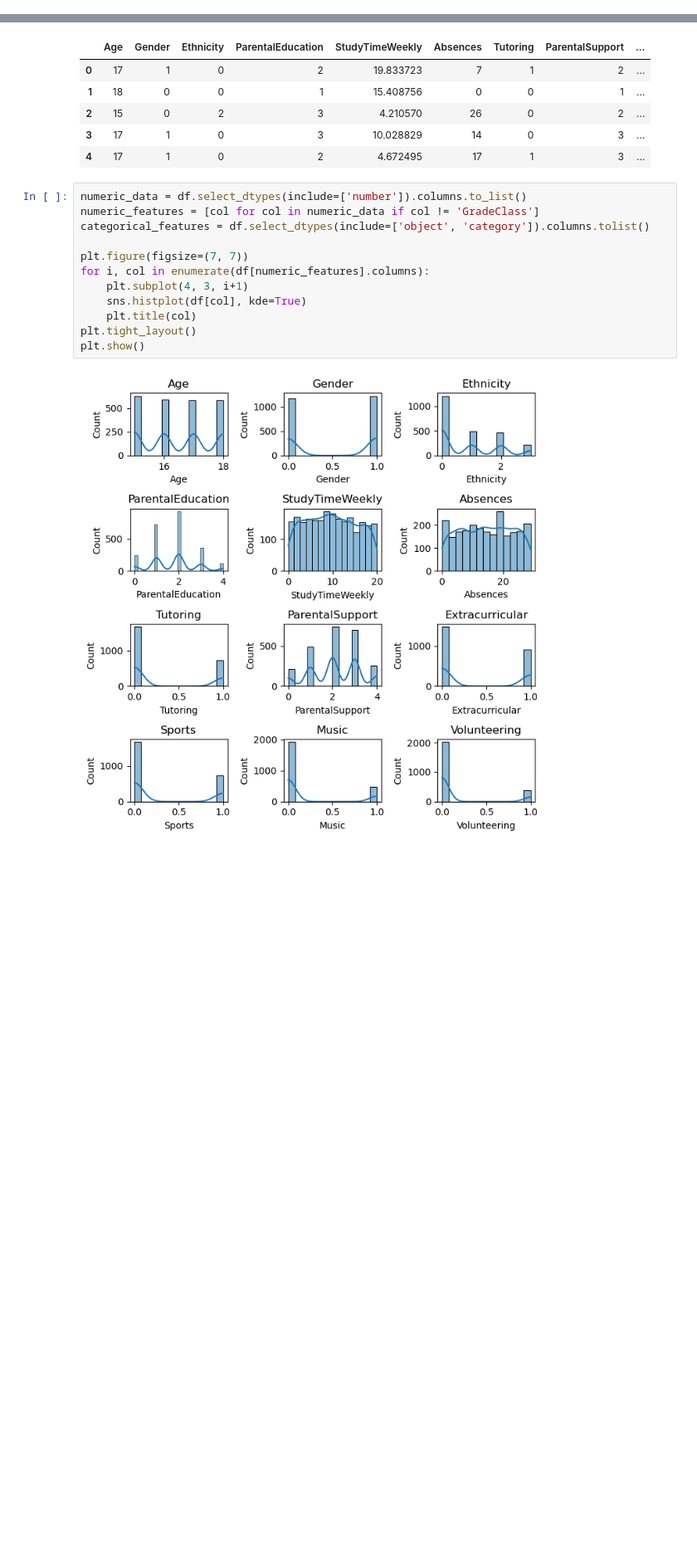
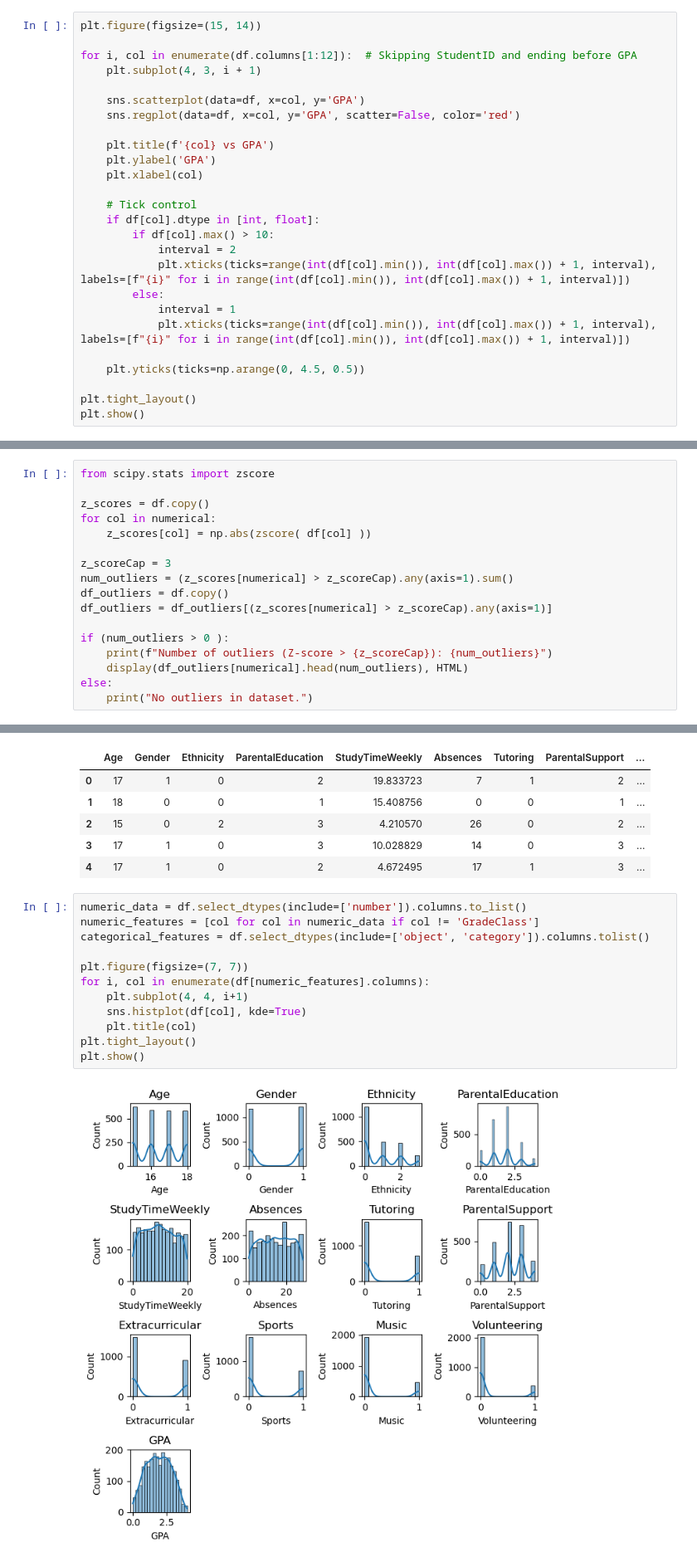
Before and after one commit to CantCode29/MLG382ProjectFolder, a Jupyter notebook: notebooks/BrightAcademyGradeAnalysisAndPredictionNoteBook.ipynb, the cells around one changed output, grey strips where cells are left out. Shown at 83% size. Cells and saved outputs as stored; diff of their text form; blank space fills up the shorter version.

```diff
--- a/notebooks/BrightAcademyGradeAnalysisAndPredictionNoteBook.ipynb
+++ b/notebooks/BrightAcademyGradeAnalysisAndPredictionNoteBook.ipynb
@@ -352,3 +439,29 @@ plt.title('Bar plot showing Absences against parental Support')
 # %% [output]
 Text(0.5, 1.0, 'Bar plot showing Absences against parental Support')
 [figure]
+# %%
+plt.figure(figsize=(15, 14))
+
+for i, col in enumerate(df.columns[1:12]):  # Skipping StudentID and ending before GPA
+    plt.subplot(4, 3, i + 1)
+
+    sns.scatterplot(data=df, x=col, y='GPA')
+    sns.regplot(data=df, x=col, y='GPA', scatter=False, color='red')
+
+    plt.title(f'{col} vs GPA')
+    plt.ylabel('GPA')
+    plt.xlabel(col)
+
+    # Tick control
+    if df[col].dtype in [int, float]:
+        if df[col].max() > 10:
+            interval = 2
+            plt.xticks(ticks=range(int(df[col].min()), int(df[col].max()) + 1, interval), labels=[f"{i}" for i in range(int(df[col].min()), int(df[col].max()) + 1, interval)])
+        else:
+            interval = 1
+            plt.xticks(ticks=range(int(df[col].min()), int(df[col].max()) + 1, interval), labels=[f"{i}" for i in range(int(df[col].min()), int(df[col].max()) + 1, interval)])
+
+    plt.yticks(ticks=np.arange(0, 4.5, 0.5))
+
+plt.tight_layout()
+plt.show()
@@ -403,0 +522,17 @@ dtype: int64
+# %%
+from scipy.stats import zscore
+
+z_scores = df.copy()
+for col in numerical:
+    z_scores[col] = np.abs(zscore( df[col] ))
+
+z_scoreCap = 3
+num_outliers = (z_scores[numerical] > z_scoreCap).any(axis=1).sum()
+df_outliers = df.copy()
+df_outliers = df_outliers[(z_scores[numerical] > z_scoreCap).any(axis=1)]
+
+if (num_outliers > 0 ):
+    print(f"Number of outliers (Z-score > {z_scoreCap}): {num_outliers}")
+    display(df_outliers[numerical].head(num_outliers), HTML)
+else:
+    print("No outliers in dataset.")
@@ -425,14 +557,14 @@ df.head()
 # %%
 numeric_data = df.select_dtypes(include=['number']).columns.to_list()
 numeric_features = [col for col in numeric_data if col != 'GradeClass']
 categorical_features = df.select_dtypes(include=['object', 'category']).columns.tolist()
 
 plt.figure(figsize=(7, 7))
 for i, col in enumerate(df[numeric_features].columns):
-    plt.subplot(4, 3, i+1)
+    plt.subplot(4, 4, i+1)
     sns.histplot(df[col], kde=True)
     plt.title(col)
 plt.tight_layout()
 plt.show()
 # %% [output]
-[figure, old version]
+[figure, new version]
```
Also changed, not shown: parts of 20 cells of this notebook, 2 other files.
